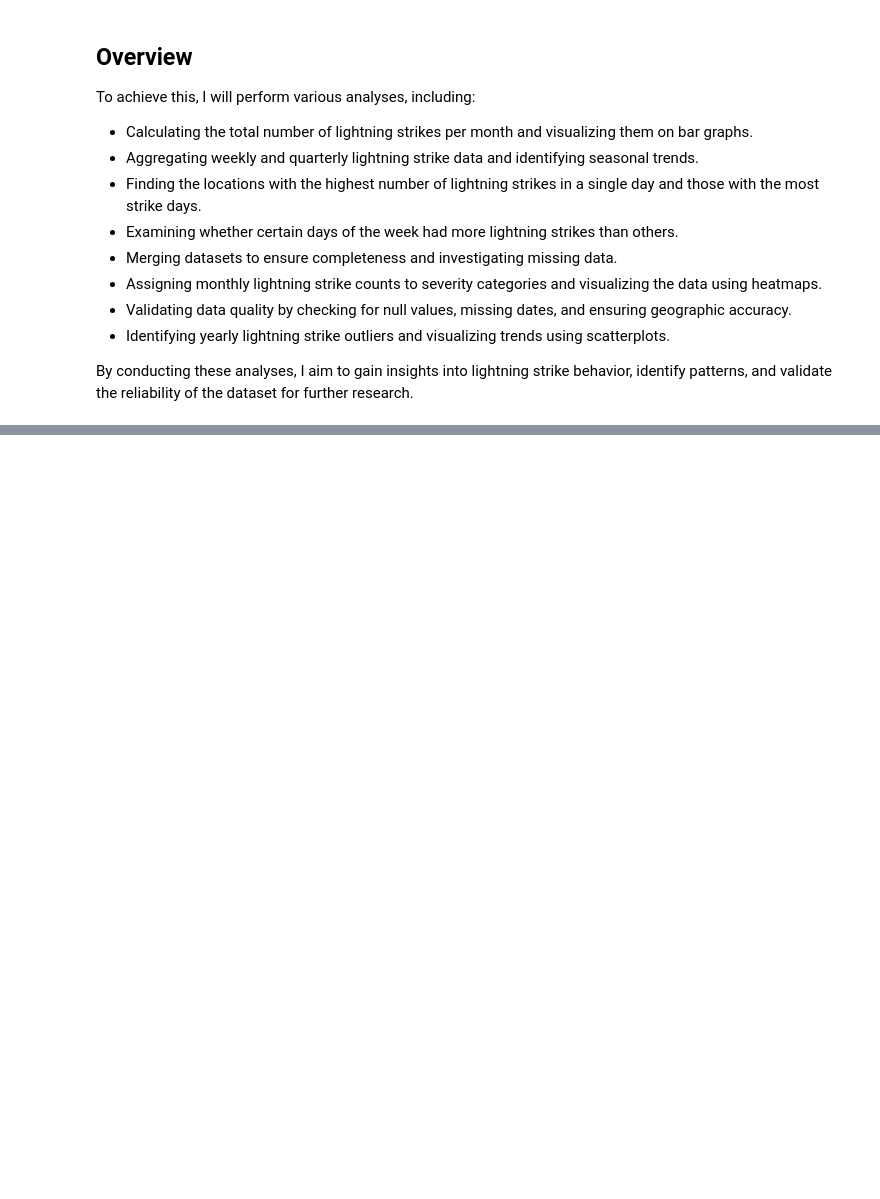
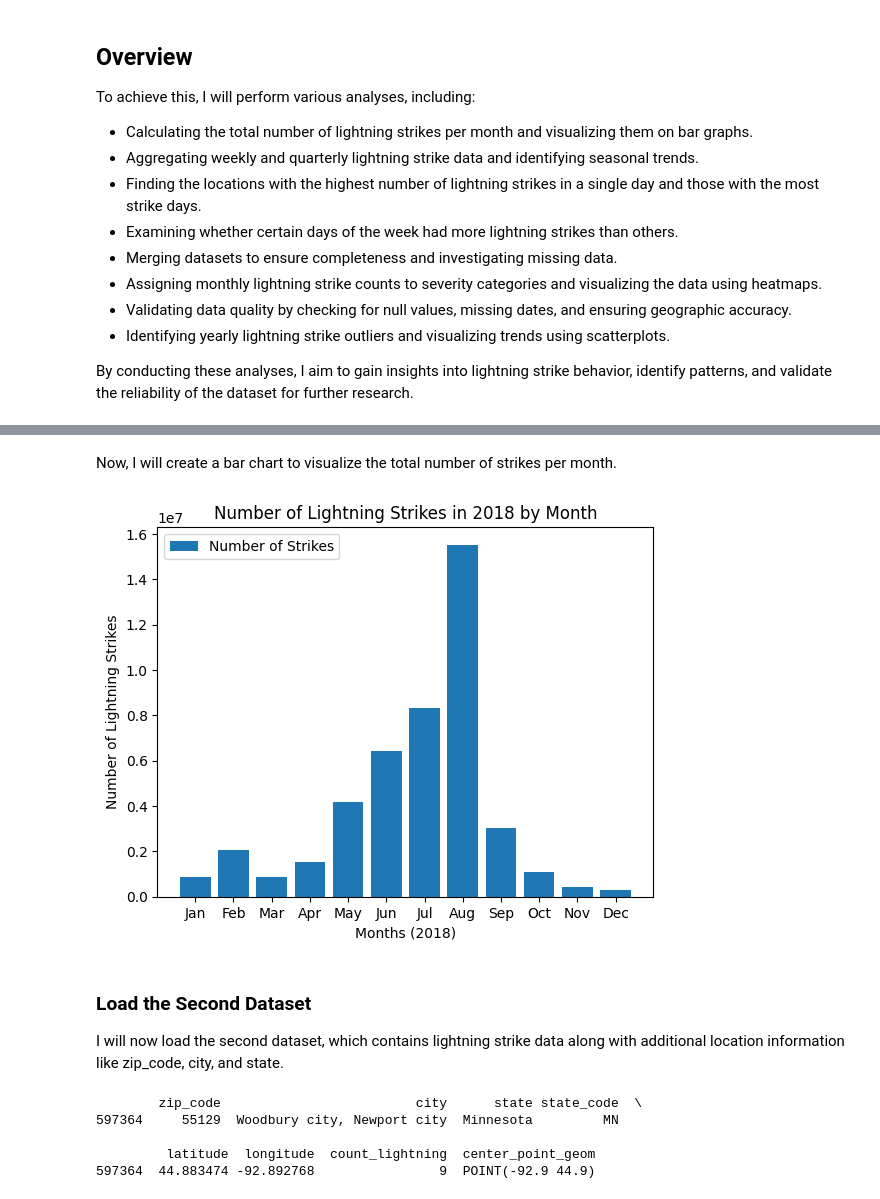
Before and after one commit to Cyberoctane29/NOAA-Lightning-Analysis, a Jupyter notebook: NOAA_Lightning_Analysis.ipynb, the cells around one changed output, grey strips where cells are left out. Cells and saved outputs as stored; diff of their text form; code cells hidden in the pictures; blank space fills up the shorter version.

```diff
--- a/NOAA_Lightning_Analysis.ipynb
+++ b/NOAA_Lightning_Analysis.ipynb
@@ -21,0 +95,3 @@ By conducting these analyses, I aim to gain insights into lightning strike behav
+# %%
+df['date'] = pd.to_datetime(df['date'])
+df.info()
@@ -21,0 +132,3 @@ By conducting these analyses, I aim to gain insights into lightning strike behav
+# %%
+df['month'] = df['date'].dt.month
+df.head()
@@ -21,0 +165,3 @@ By conducting these analyses, I aim to gain insights into lightning strike behav
+# %%
+df['month_txt'] = df['date'].dt.month_name().str.slice(stop=3)
+df.head()
@@ -21,0 +178,9 @@ By conducting these analyses, I aim to gain insights into lightning strike behav
+# %%
+df_by_month = (
+    df.groupby(['month', 'month_txt'])['number_of_strikes']
+    .sum()
+    .reset_index()
+    .sort_values('month', ascending=True)
+)
+
+df_by_month
@@ -21,0 +201,15 @@ By conducting these analyses, I aim to gain insights into lightning strike behav
+# %% [markdown]
+Now, I will create a bar chart to visualize the total number of strikes per month.
+# %%
+plt.bar(x=df_by_month['month_txt'], height=df_by_month['number_of_strikes'], label='Number of Strikes')
+plt.xlabel('Months (2018)')
+plt.ylabel('Number of Lightning Strikes')
+plt.title('Number of Lightning Strikes in 2018 by Month')
+plt.legend()
+plt.show()
+# %% [output]
+[figure, added]
+# %% [markdown]
+### Load the Second Dataset
+
+I will now load the second dataset, which contains lightning strike data along with additional location information like zip_code, city, and state.
@@ -21,0 +218,8 @@ By conducting these analyses, I aim to gain insights into lightning strike behav
+# %%
+print(df2.sample())
+# %% [output]
+        zip_code                         city      state state_code  \
+597364     55129  Woodbury city, Newport city  Minnesota         MN
+
+         latitude  longitude  count_lightning  center_point_geom
+597364  44.883474 -92.892768                9  POINT(-92.9 44.9)
```
Also changed, not shown: parts of 38 cells of this notebook.
